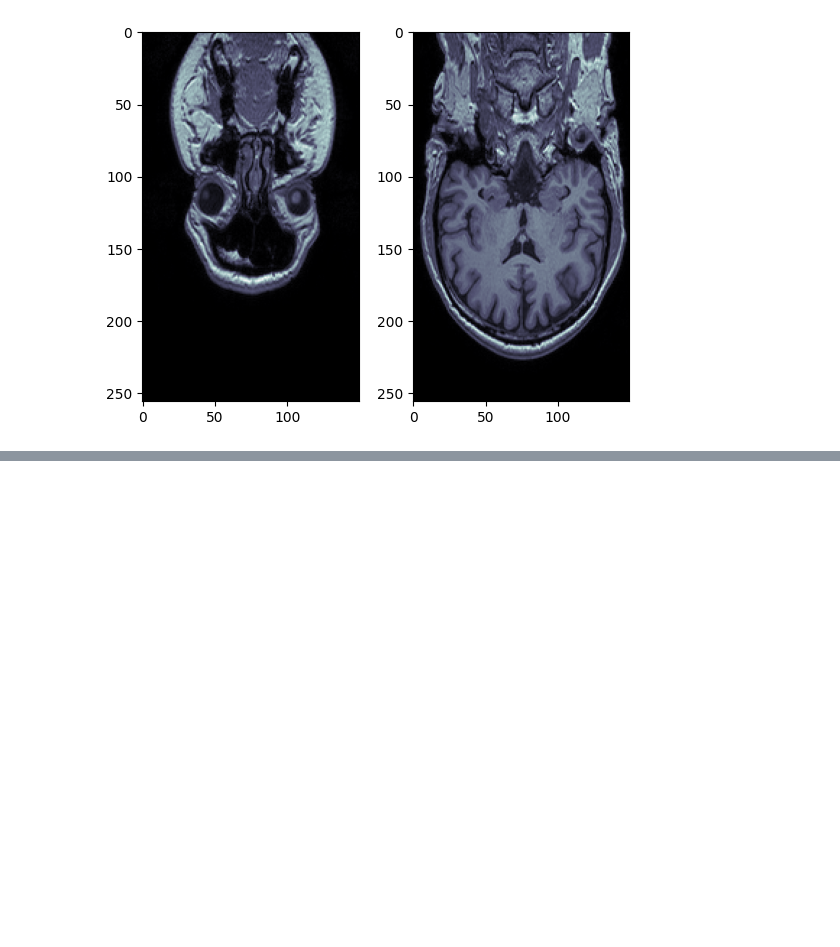
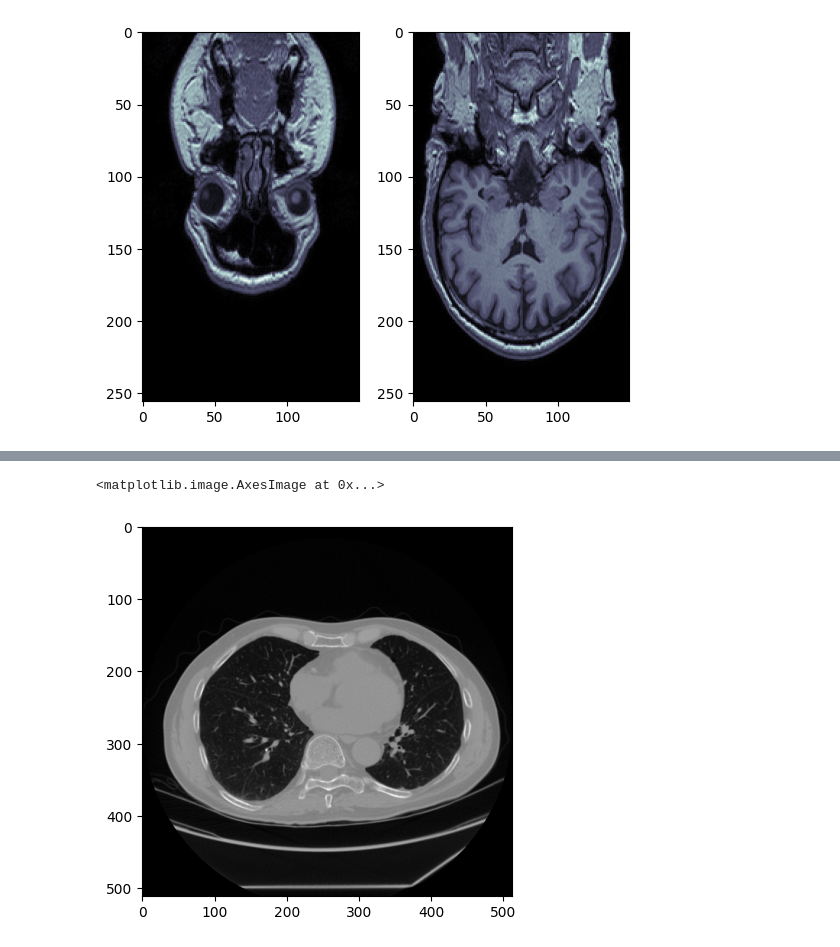
Before and after one commit to Tryd3x/dl-medical, a Jupyter notebook: notebooks/pre_processing.ipynb, the cells around one changed output, grey strips where cells are left out. Cells and saved outputs as stored; diff of their text form; code cells hidden in the pictures; blank space fills up the shorter version.

```diff
--- a/notebooks/pre_processing.ipynb
+++ b/notebooks/pre_processing.ipynb
@@ -79,0 +176,8 @@ MovieWriter imagemagick unavailable; using Pillow instead.
+# %%
+# Standardization
+lung_ct_data_standardized = lung_ct_data/ 3071 # The value is obtained from standardization practises for specific type of medical scan
+# %%
+plt.imshow(np.rot90(lung_ct_data_standardized[:,:,50]), cmap = 'gray')
+# %% [output]
+<matplotlib.image.AxesImage at 0x...>
+[figure, added]
```
Also changed, not shown: parts of 26 cells of this notebook.
